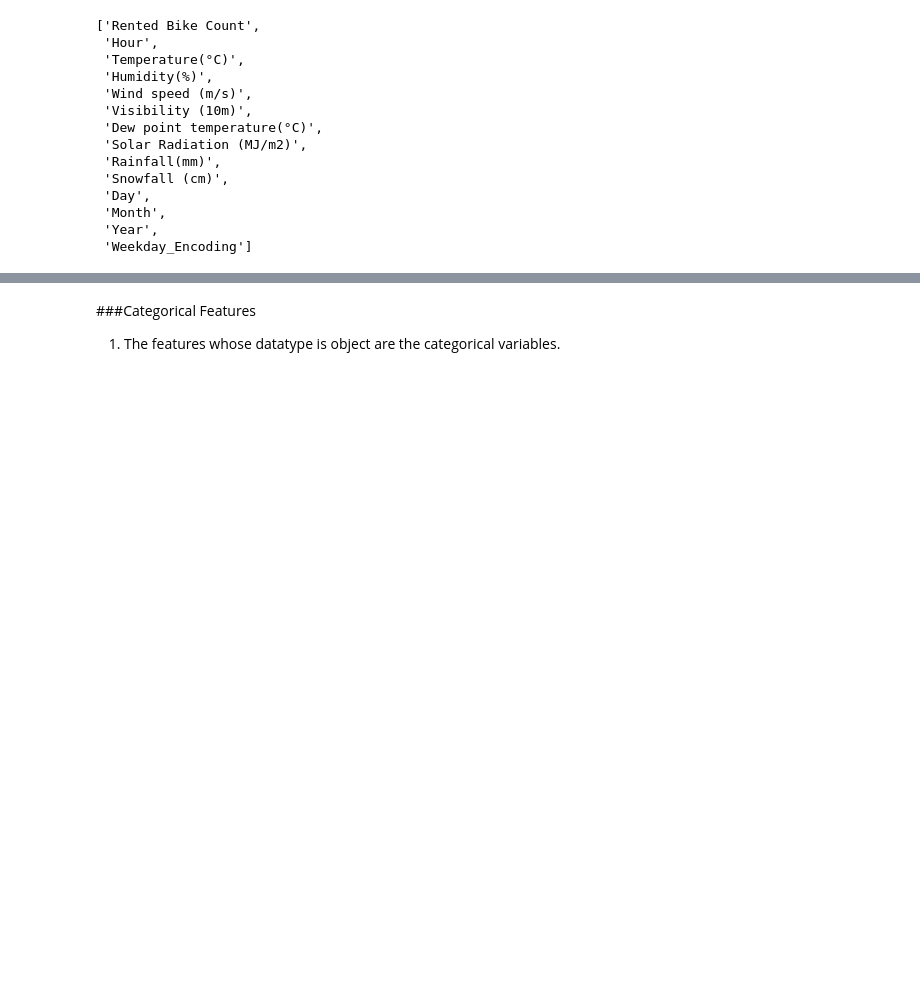
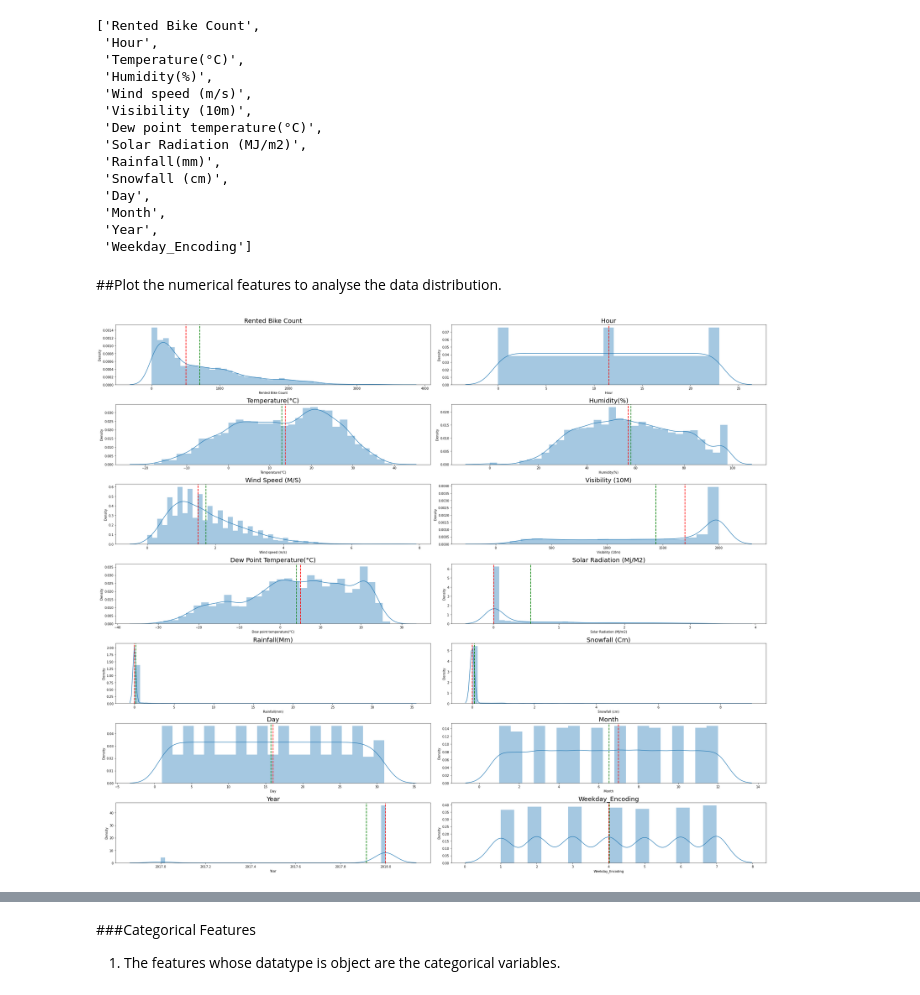
Before and after one commit to shu-nya/Bike-Sharing-Demand-Prediction, a Jupyter notebook: Bike_Sharing_Demand_Prediction.ipynb, the cells around one changed output, grey strips where cells are left out. Cells and saved outputs as stored; diff of their text form; code cells hidden in the pictures; blank space fills up the shorter version.

```diff
--- a/Bike_Sharing_Demand_Prediction.ipynb
+++ b/Bike_Sharing_Demand_Prediction.ipynb
@@ -237,3 +236,18 @@ num_features
  'Month',
  'Year',
  'Weekday_Encoding']
+# %% [markdown]
+##Plot the numerical features to analyse the data distribution.
+# %%
+fig = plt.figure(figsize = (30,25))
+for index,column in enumerate(num_features):
+  plt.subplot(7,2,index+1)
+  sns.distplot(data[column])
+  feature = data[column]
+  ax = fig.gca()
+  ax.axvline(feature.mean(), color='Green', linestyle='dashed', linewidth=2)  #Green Color indicate mean of data
+  ax.axvline(feature.median(), color='Red', linestyle='dashed', linewidth=2) #Red indicate median of data
+  plt.title(f'{column.title()}', size=20)
+  plt.tight_layout()
+# %% [output]
+[figure, added]
```
Also changed, not shown: parts of 45 cells of this notebook.
